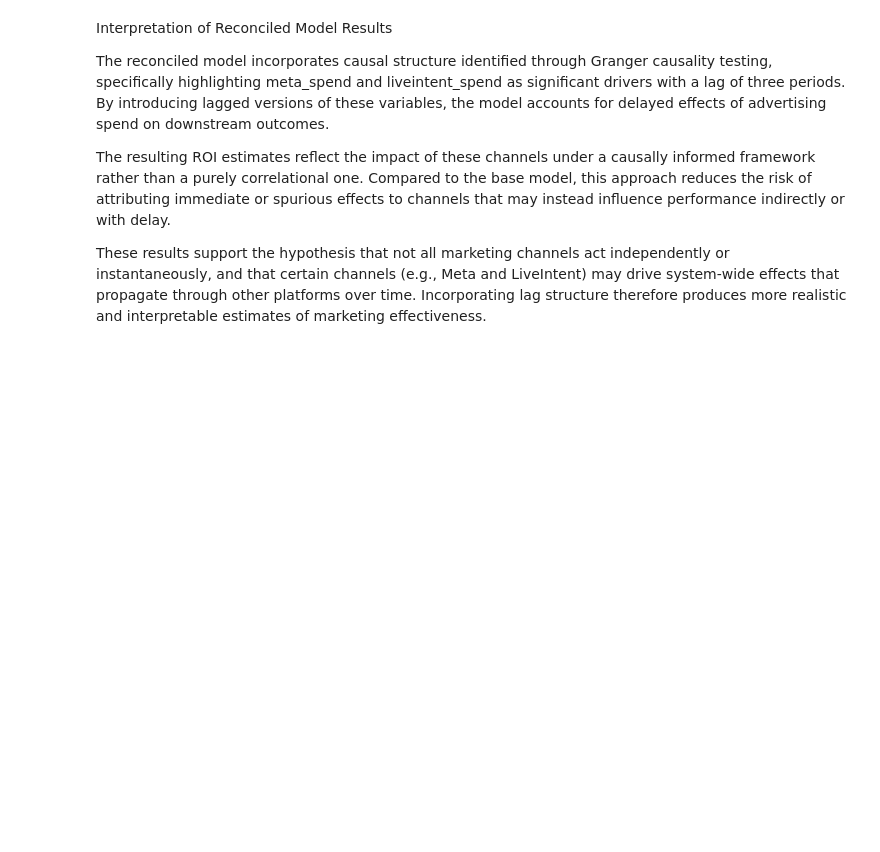
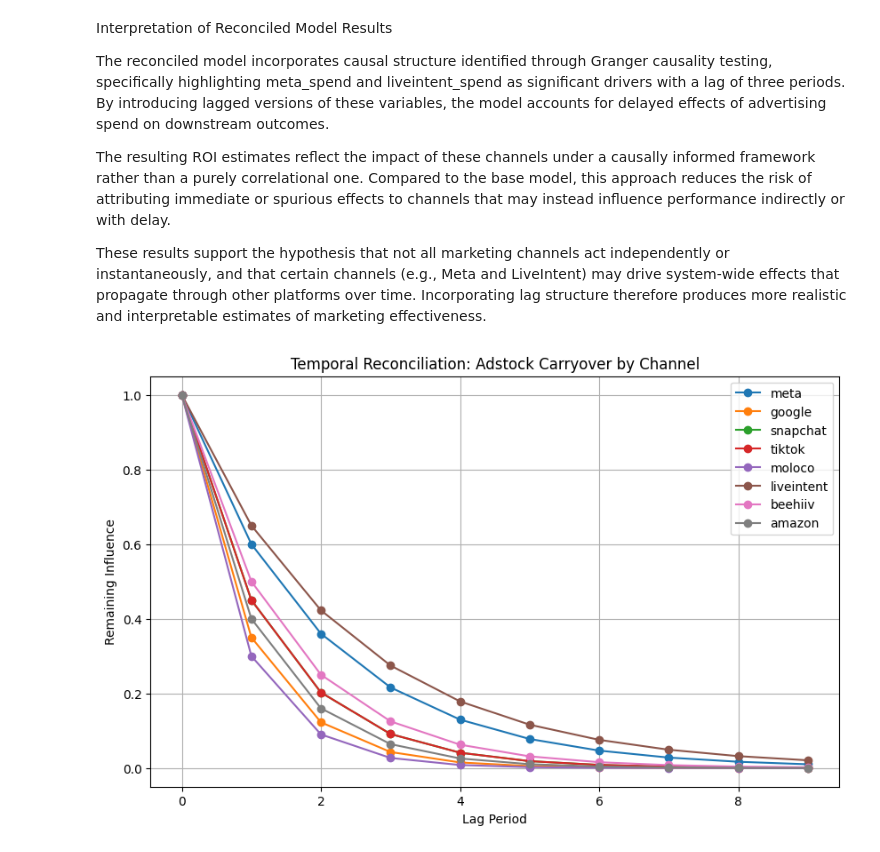
Before and after one commit to pstat197/BlueAlpha3-Synergy-Analysis, a Jupyter notebook: notebooks/base_model_reconciliation.ipynb, the cells around one changed output. Saved outputs shown, nothing was run; the diff lists cells and outputs as text; code cells hidden in the pictures; blank space fills up the shorter version.

```diff
--- a/notebooks/base_model_reconciliation.ipynb
+++ b/notebooks/base_model_reconciliation.ipynb
@@ -287,3 +352,32 @@ The reconciled model incorporates causal structure identified through Granger ca
 The resulting ROI estimates reflect the impact of these channels under a causally informed framework rather than a purely correlational one. Compared to the base model, this approach reduces the risk of attributing immediate or spurious effects to channels that may instead influence performance indirectly or with delay.
 
 These results support the hypothesis that not all marketing channels act independently or instantaneously, and that certain channels (e.g., Meta and LiveIntent) may drive system-wide effects that propagate through other platforms over time. Incorporating lag structure therefore produces more realistic and interpretable estimates of marketing effectiveness.
+# %%
+# TEMPORAL RECONCILIATION VISUALIZATION
+
+import matplotlib.pyplot as plt
+
+max_lag = 10
+
+plt.figure(figsize=(10,6))
+
+for channel, decay in adstock_decay.items():
+
+    carryover = [decay**i for i in range(max_lag)]
+
+    plt.plot(
+        range(max_lag),
+        carryover,
+        marker='o',
+        label=channel.replace("_spend", "")
+    )
+
+plt.xlabel("Lag Period")
+plt.ylabel("Remaining Influence")
+plt.title("Temporal Reconciliation: Adstock Carryover by Channel")
+
+plt.legend()
+plt.grid(True)
+plt.show()
+# %% [output]
+[figure, added]
```
Also changed, not shown: parts of 11 cells of this notebook.
